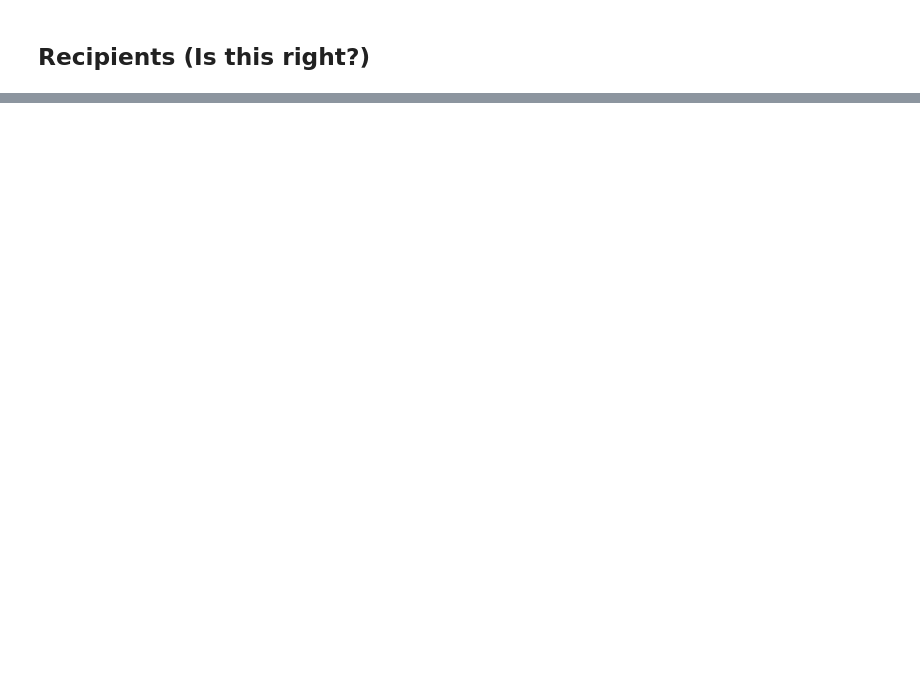
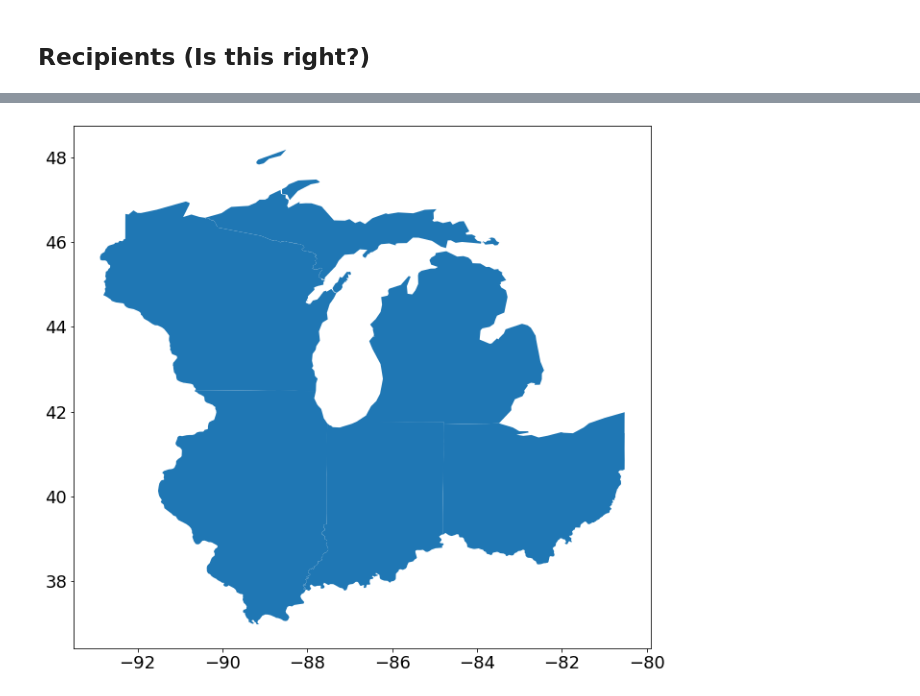
Before and after one commit to terryghanty/cs320-final, a Jupyter notebook: Final Project - Cale, James, Terry.ipynb, the cells around one changed output, grey strips where cells are left out. Saved outputs shown, nothing was run; the diff lists cells and outputs as text; code cells hidden in the pictures; blank space fills up the shorter version.

```diff
--- a/Final Project - Cale, James, Terry.ipynb
+++ b/Final Project - Cale, James, Terry.ipynb
@@ -351,0 +311,2 @@ Text(0, 0.5, '')
+# %%
+usa = gpd.read_file(os.path.join(".","map","states_21basic", "states.shp"))
@@ -351,0 +317,5 @@ Text(0, 0.5, '')
+# %%
+midwest= usa[usa.SUB_REGION == "East North Central"]
+ax = midwest.plot(figsize=(15,10))
+# %% [output]
+[figure, added]
```
Also changed, not shown: parts of 31 cells of this notebook.
